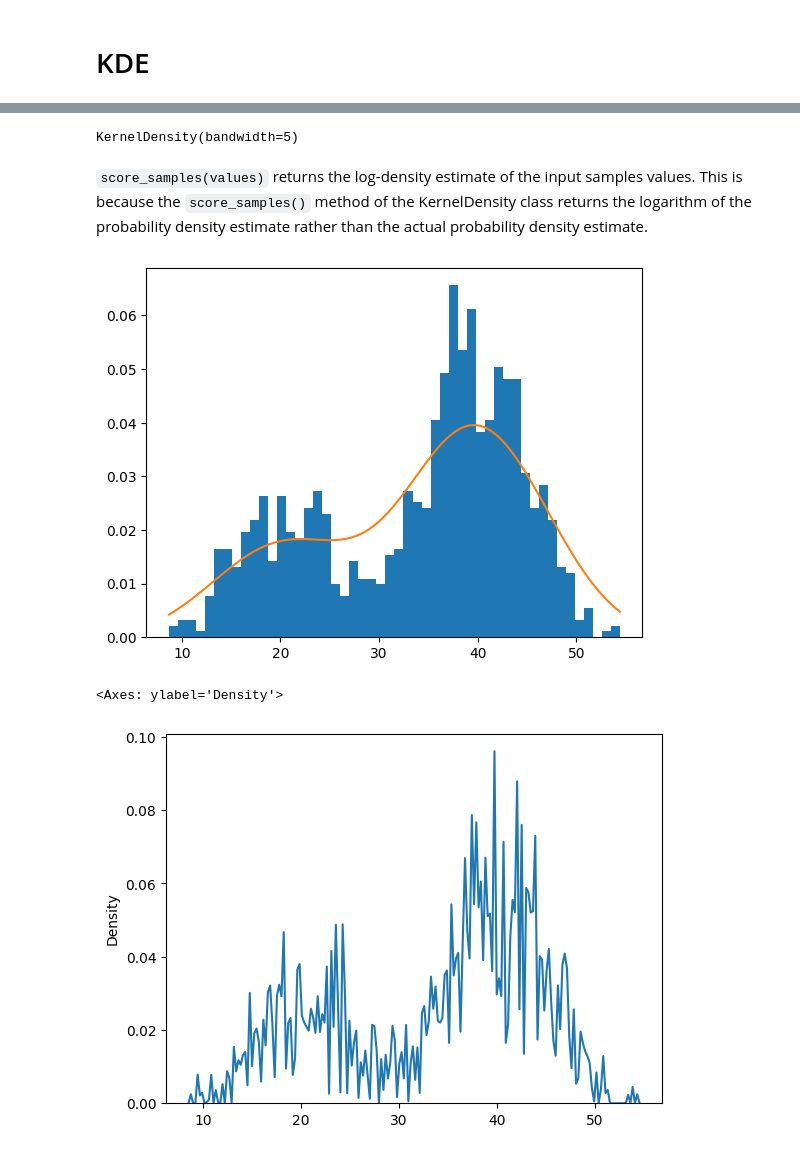
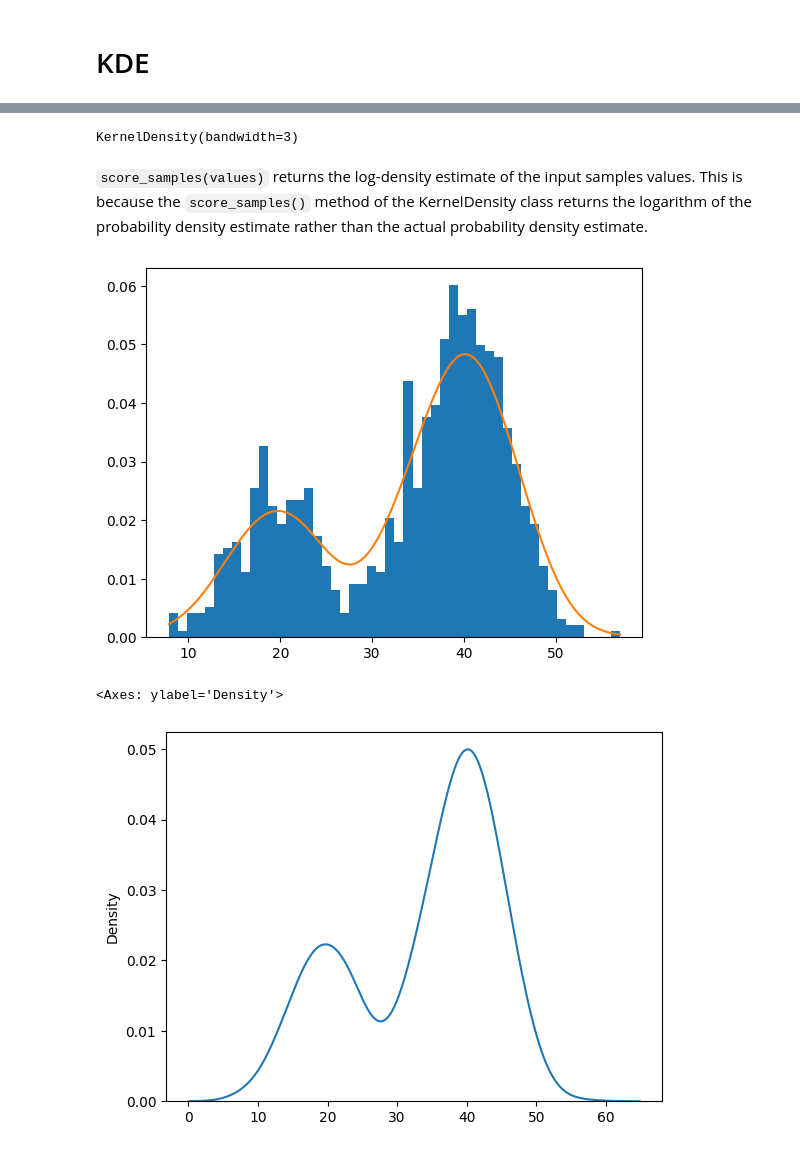
Before and after one commit to Apurba1903/Descriptive-Statistics, a Jupyter notebook: probability_distribution.ipynb, the cells around one changed output, grey strips where cells are left out. Drawn from its saved outputs; the diff is of its cells as text; code cells hidden in the pictures.

```diff
--- a/probability_distribution.ipynb
+++ b/probability_distribution.ipynb
@@ -177,12 +173,10 @@ plt.hist(sample,bins=50)
+# %%
+model = KernelDensity(bandwidth=3, kernel='gaussian')
 # %%
-from sklearn.neighbors import KernelDensity
-
-model = KernelDensity(bandwidth=5, kernel='gaussian')
-
-# convert data to a 2D array
+# Convert data to a 2D array
 sample = sample.reshape((len(sample), 1))
-
-model.fit(sample)
-# %% [output]
-KernelDensity(bandwidth=5)
+# %%
+model.fit(sample)
+# %% [output]
+KernelDensity(bandwidth=3)
 # %%
@@ -198,9 +192,9 @@ plt.hist(sample, bins=50, density=True)
 plt.plot(values[:], probabilities)
 plt.show()
 # %% [output]
-[figure, old version]
+[figure, new version]
 # %%
-sns.kdeplot(sample.reshape(1000),bw_adjust=0.02)
+sns.kdeplot(sample.reshape(1000), bw_adjust=1)
 # %% [output]
 <Axes: ylabel='Density'>
-[figure, old version]
+[figure, new version]
```
Also changed, not shown: parts of 44 cells of this notebook.
